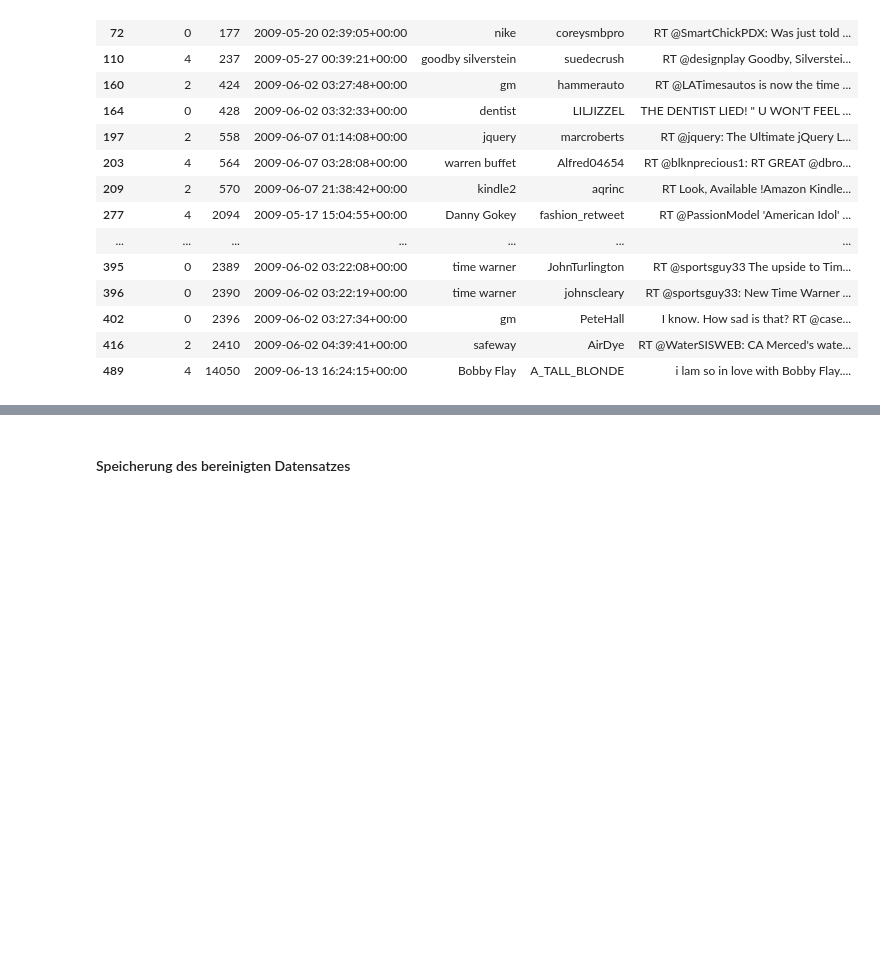
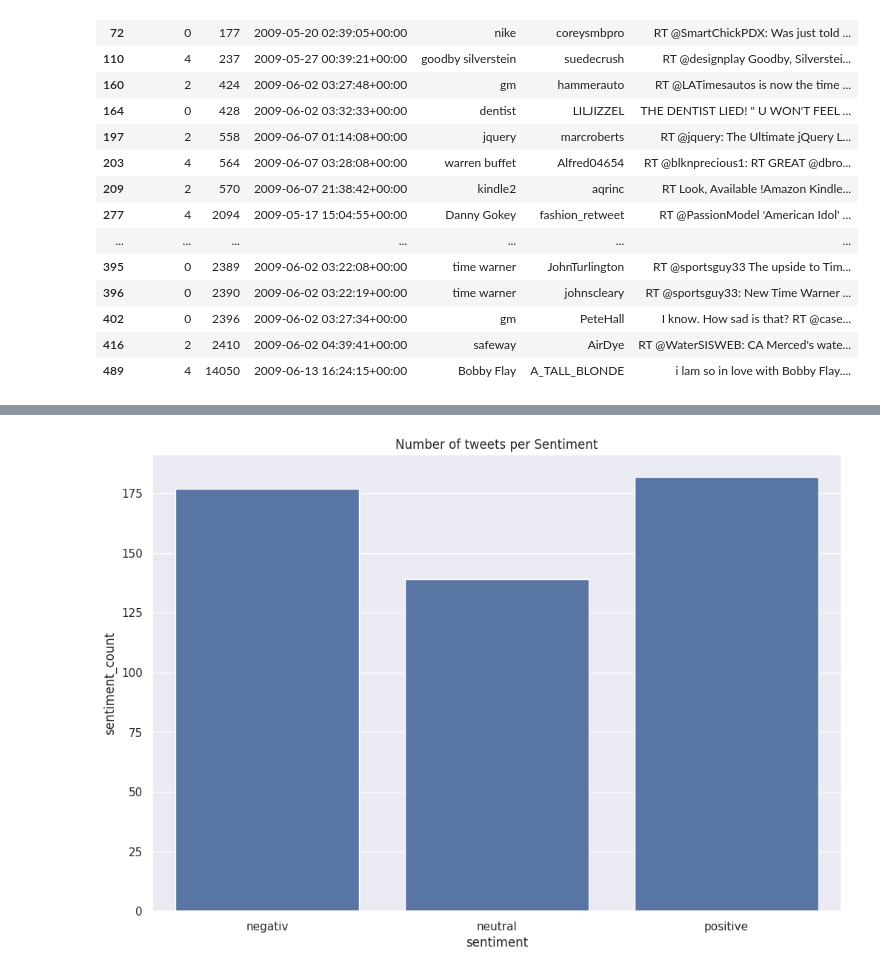
Before and after one commit to felLind/propra_webscience_ws24, a Jupyter notebook: propra_webscience_ws24/01-obtain-data-and-eda.ipynb, the cells around one changed output, grey strips where cells are left out. Saved outputs shown, nothing was run; the diff lists cells and outputs as text; code cells hidden in the pictures; blank space fills up the shorter version.

```diff
--- a/propra_webscience_ws24/data-cleaning-and-preparation.ipynb
+++ b/propra_webscience_ws24/01-obtain-data-and-eda.ipynb
@@ -250,0 +229,7 @@ _ = plt.xticks(ticks=range(len(new_labels)), labels=new_labels)
+# %%
+import pandas as pd
+df_test = pd.read_csv(f"{DATASETS_ROOT_PATH}/{TEST_DATASET_FILE_NAME}", encoding='latin-1', names=DATASET_COLUMNS,
+                      header=None,
+                      converters={
+                          'date': lambda date: parser.parse(date, tzinfos={'PDT': tz.gettz('America/Los Angeles')})})
+df_test.info()  # keine fehlenden Werte
@@ -377,2 +269,0 @@ Wall time: 3min 20s
-# %% [markdown]
-#### Speicherung des bereinigten Datensatzes
@@ -383,0 +270,17 @@ df.to_csv(PREPARED_TRAIN_DATASET_FILE_PATH, index=False)
+# %%
+id_to_sentiment_mapping = {0: 'negativ', 2: 'neutral', 4: 'positive'}
+# %%
+tmp_df = (
+    df_test.loc[:, ["sentiment", "id"]]
+    .groupby("sentiment")
+    .agg(sentiment_count=("id", "count"))
+).reset_index()
+
+fig=plt.figure(figsize=(12,8))
+ax = fig.subplots(1,1)
+sns.barplot(tmp_df, x='sentiment', y='sentiment_count',ax=ax)
+ax.set_xticks([0,1,2], id_to_sentiment_mapping.values())
+ax.set_title('Number of tweets per Sentiment')
+plt.show()
+# %% [output]
+[figure, added]
```
Also changed, not shown: parts of 35 cells of this notebook, 4 other files.
